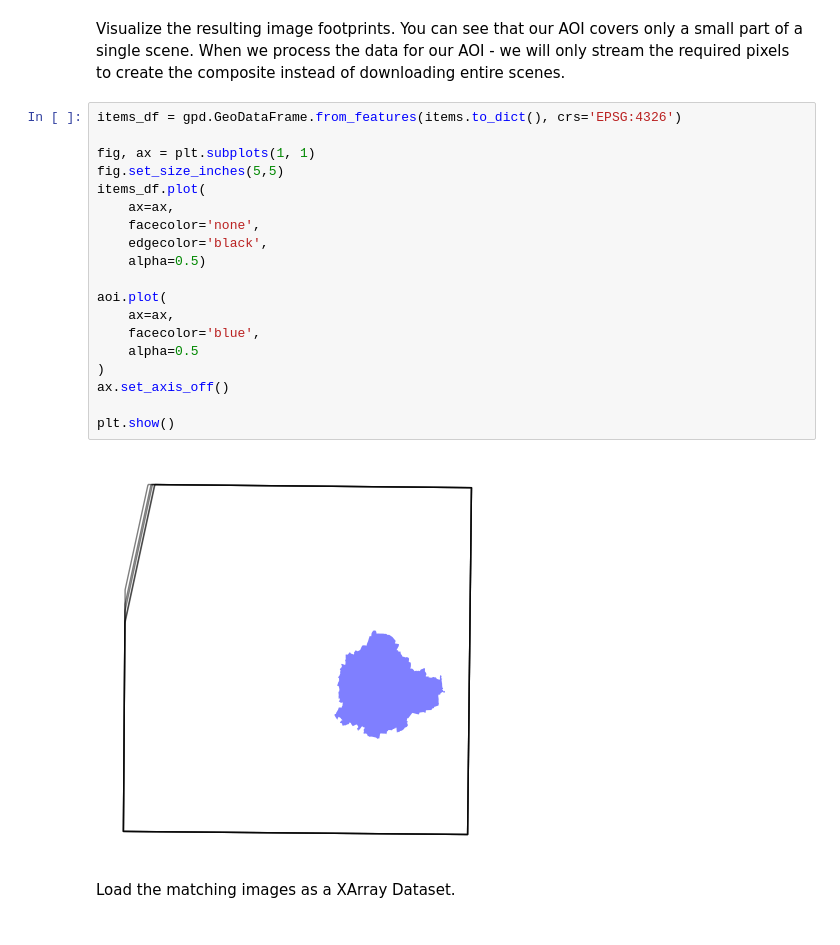
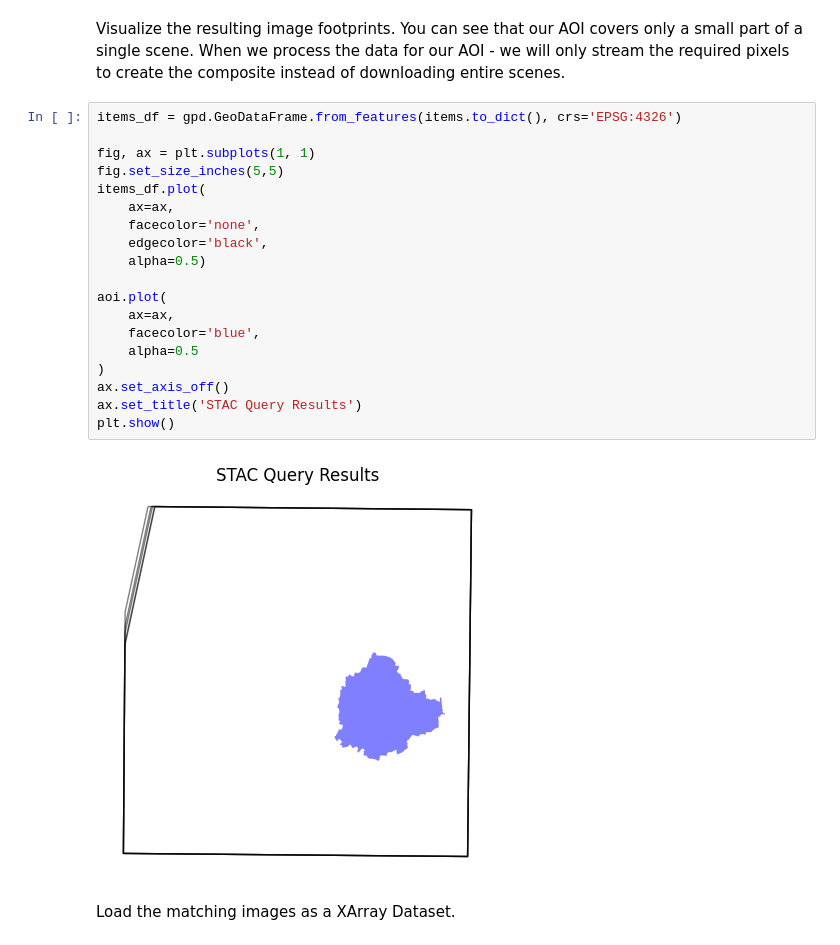
Before and after one commit to rahul4planet/geopython-tutorials, a Jupyter notebook: notebooks/dask_median_composite.ipynb, the cells around one changed output. Cells and saved outputs as stored; diff of their text form.

```diff
--- a/notebooks/dask_median_composite.ipynb
+++ b/notebooks/dask_median_composite.ipynb
@@ -115,24 +158,24 @@ Visualize the resulting image footprints. You can see that our AOI covers only a
 # %%
 items_df = gpd.GeoDataFrame.from_features(items.to_dict(), crs='EPSG:4326')
 
 fig, ax = plt.subplots(1, 1)
 fig.set_size_inches(5,5)
 items_df.plot(
     ax=ax,
     facecolor='none',
     edgecolor='black',
     alpha=0.5)
 
 aoi.plot(
     ax=ax,
     facecolor='blue',
     alpha=0.5
 )
 ax.set_axis_off()
-
+ax.set_title('STAC Query Results')
 plt.show()
 # %% [output]
-[figure, old version]
+[figure, new version]
 # %% [markdown]
 Load the matching images as a XArray Dataset.
 # %%
```
Also changed, not shown: parts of 5 cells of this notebook.
